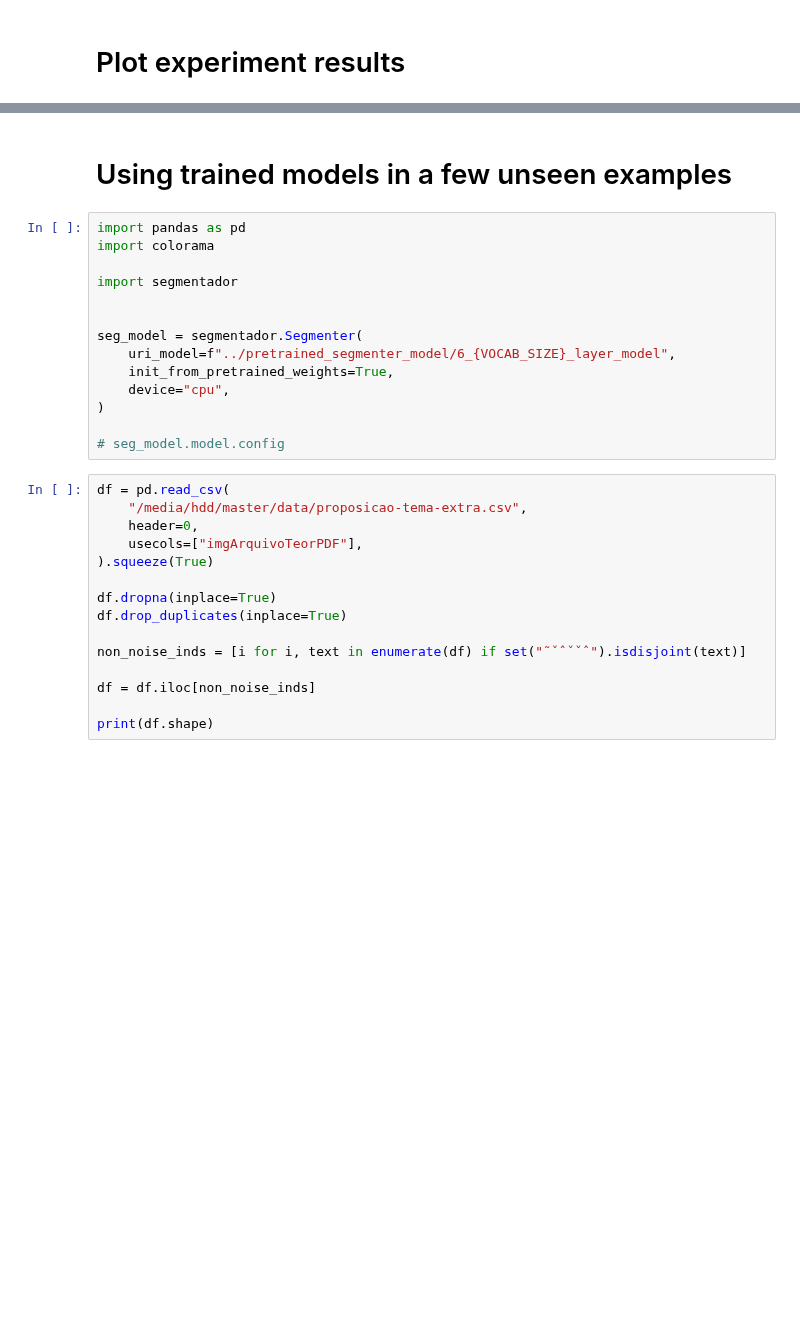
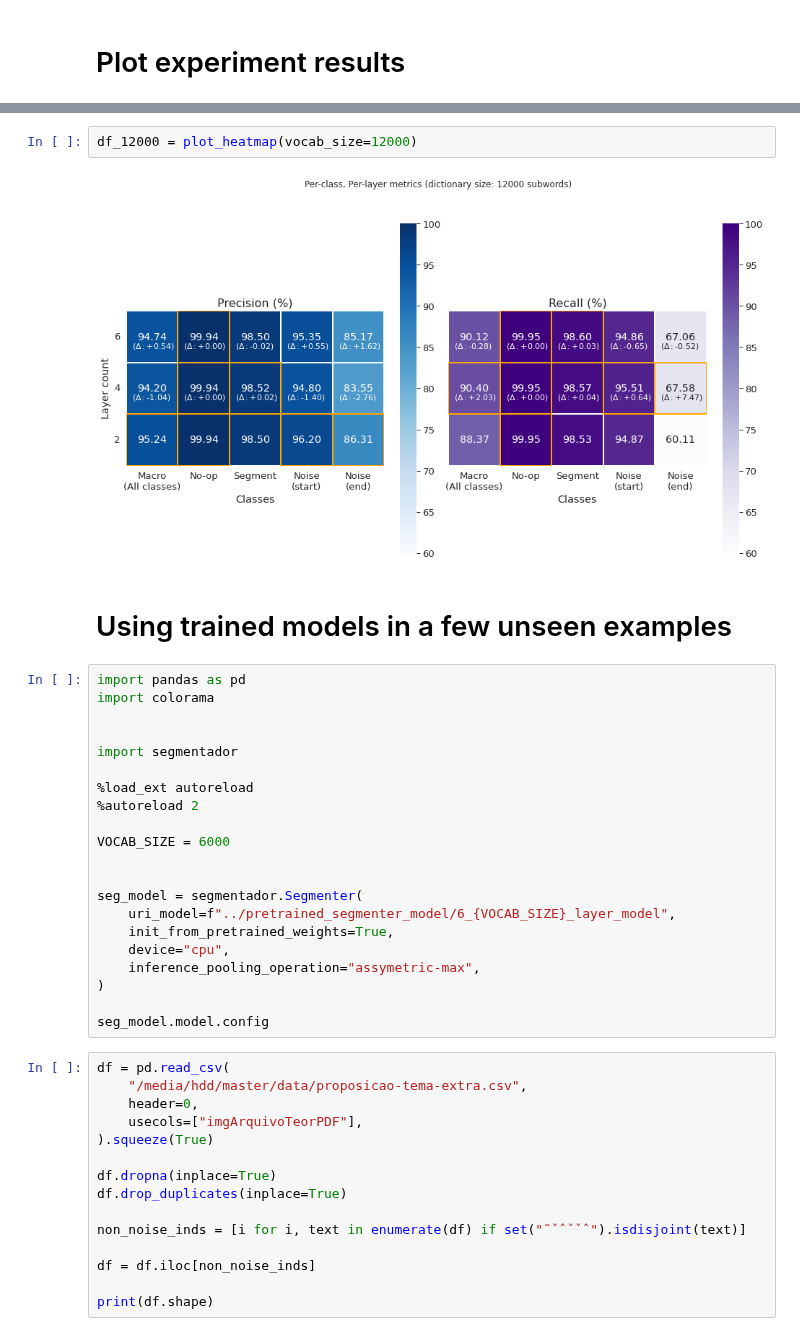
Before and after one commit to ulysses-camara/ulysses-segmenter, a Jupyter notebook: notebooks/4_result_analysis.ipynb, the cells around one changed output, grey strips where cells are left out. Drawn from its saved outputs; the diff is of its cells as text; blank space fills up the shorter version.

```diff
--- a/notebooks/4_result_analysis.ipynb
+++ b/notebooks/4_result_analysis.ipynb
@@ -171,19 +195,30 @@ fig.savefig(
+# %%
+df_12000 = plot_heatmap(vocab_size=12000)
+# %% [output]
+[figure, added]
 # %% [markdown]
 # Using trained models in a few unseen examples
 # %%
 import pandas as pd
 import colorama
 
+
 import segmentador
+
+%load_ext autoreload
+%autoreload 2
+
+VOCAB_SIZE = 6000
 
 
 seg_model = segmentador.Segmenter(
     uri_model=f"../pretrained_segmenter_model/6_{VOCAB_SIZE}_layer_model",
     init_from_pretrained_weights=True,
     device="cpu",
+    inference_pooling_operation="assymetric-max",
 )
 
-# seg_model.model.config
+seg_model.model.config
 # %%
 df = pd.read_csv(
     "/media/hdd/master/data/proposicao-tema-extra.csv",
```
Also changed, not shown: parts of 6 cells of this notebook.
